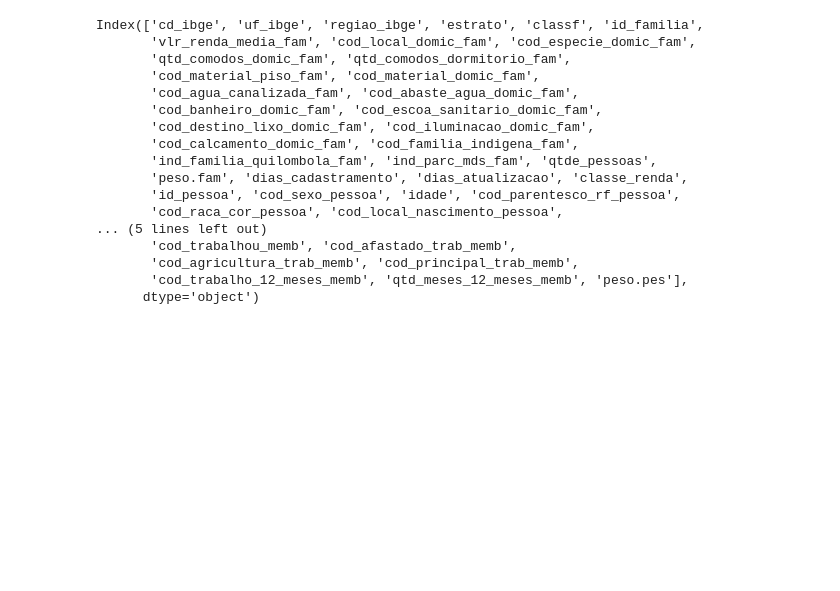
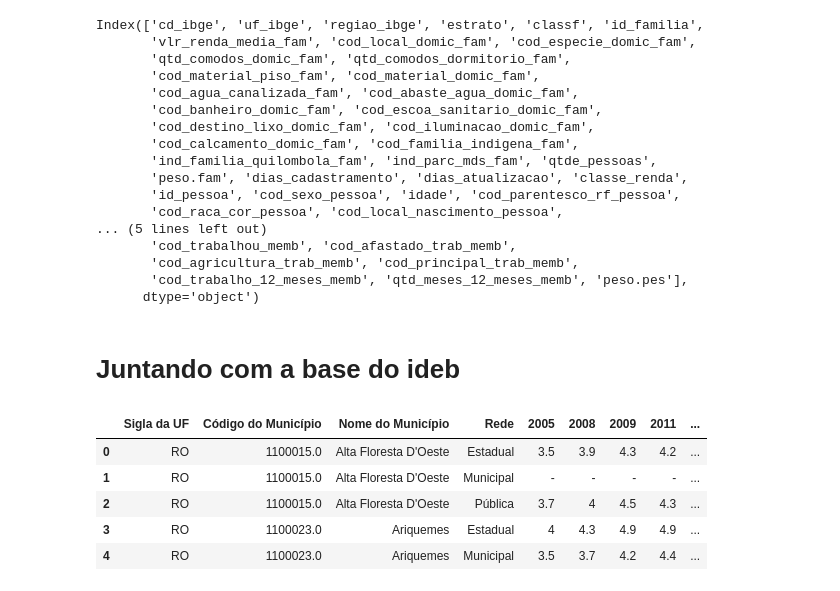
Before and after one commit to mariananresende/averiguacao_cadastral, a Jupyter notebook: base_modelo_final.ipynb, the cells around one changed output. Cells and saved outputs as stored; diff of their text form; code cells hidden in the pictures; blank space fills up the shorter version.

```diff
--- a/base_modelo_final.ipynb
+++ b/base_modelo_final.ipynb
@@ -588,3 +672,17 @@ Index(['cd_ibge', 'uf_ibge', 'regiao_ibge', 'estrato', 'classf', 'id_familia',
        'cod_agricultura_trab_memb', 'cod_principal_trab_memb',
        'cod_trabalho_12_meses_memb', 'qtd_meses_12_meses_memb', 'peso.pes'],
       dtype='object')
+# %% [markdown]
+# Juntando com a base do ideb
+# %%
+# Dataframe a partir dos dados atualizados até 2023 do IDEB
+df_ideb_anos_iniciais = pd.read_excel('./Analises_Risla/ideb_anos_iniciais_municipios_2023.xlsx', header=1)
+# %%
+df_ideb_anos_iniciais.head()
+# %% [output]
+|  | Sigla da UF | Código do Município | Nome do Município | Rede | 2005 | 2008 | 2009 | 2011 | ... |
+| 0 | RO | 1100015.0 | Alta Floresta D'Oeste | Estadual | 3.5 | 3.9 | 4.3 | 4.2 | ... |
+| 1 | RO | 1100015.0 | Alta Floresta D'Oeste | Municipal | - | - | - | - | ... |
+| 2 | RO | 1100015.0 | Alta Floresta D'Oeste | Pública | 3.7 | 4 | 4.5 | 4.3 | ... |
+| 3 | RO | 1100023.0 | Ariquemes | Estadual | 4 | 4.3 | 4.9 | 4.9 | ... |
+| 4 | RO | 1100023.0 | Ariquemes | Municipal | 3.5 | 3.7 | 4.2 | 4.4 | ... |
```
Also changed, not shown: parts of 45 cells of this notebook, 5 other files.
